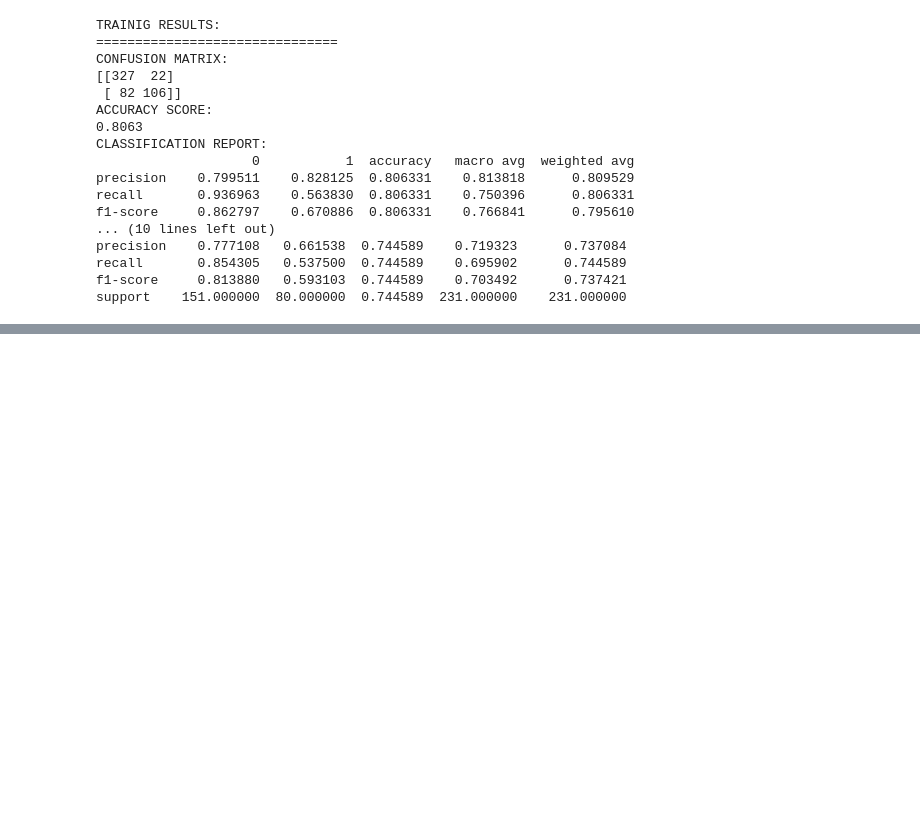
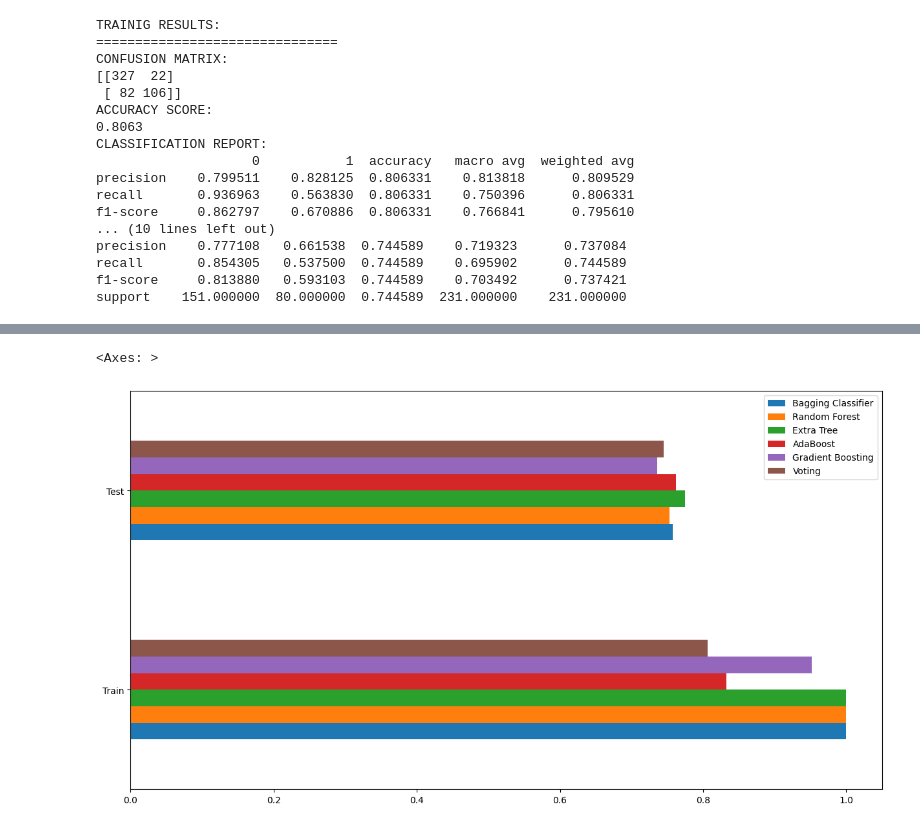
Before and after one commit to moyasser2004/Machine_Learning, a Jupyter notebook: Ensemble/Ensemble _ML _Algorithms.ipynb, the cells around one changed output, grey strips where cells are left out. Cells and saved outputs as stored; diff of their text form; code cells hidden in the pictures; blank space fills up the shorter version.

```diff
--- a/Ensemble/Ensemble _ML _Algorithms.ipynb
+++ b/Ensemble/Ensemble _ML _Algorithms.ipynb
@@ -421,0 +425,34 @@ support    151.000000  80.000000  0.744589  231.000000    231.000000
+# %%
+scores = {
+    "Bagging Classifier": {
+        "Train": accuracy_score(y_train, bagging_clf.predict(X_train)),
+        "Test": accuracy_score(y_test, bagging_clf.predict(X_test)),
+    },
+}
+scores["Random Forest"] = {
+    "Train": accuracy_score(y_train, rf_clf.predict(X_train)),
+    "Test": accuracy_score(y_test, rf_clf.predict(X_test)),
+}
+scores["Extra Tree"] = {
+    "Train": accuracy_score(y_train, ex_tree_clf.predict(X_train)),
+    "Test": accuracy_score(y_test, ex_tree_clf.predict(X_test)),
+}
+scores["AdaBoost"] = {
+    "Train": accuracy_score(y_train, ada_boost_clf.predict(X_train)),
+    "Test": accuracy_score(y_test, ada_boost_clf.predict(X_test)),
+}
+scores["Gradient Boosting"] = {
+    "Train": accuracy_score(y_train, grad_boost_clf.predict(X_train)),
+    "Test": accuracy_score(y_test, grad_boost_clf.predict(X_test)),
+}
+scores["Voting"] = {
+    "Train": accuracy_score(y_train, voting.predict(X_train)),
+    "Test": accuracy_score(y_test, voting.predict(X_test)),
+}
+# %%
+scores_df = pd.DataFrame(scores)
+
+scores_df.plot(kind="barh", figsize=(15, 8))
+# %% [output]
+<Axes: >
+[figure, added]
```
Also changed, not shown: parts of 2 cells of this notebook.
